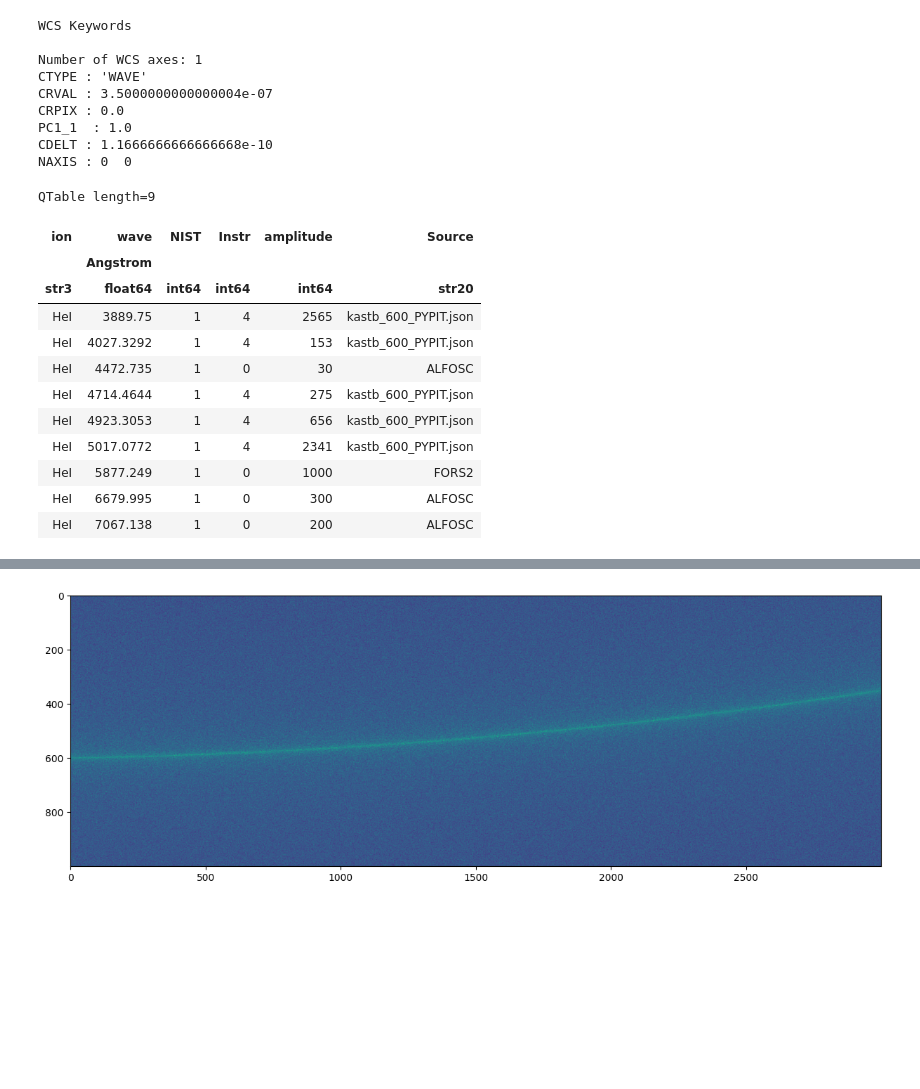
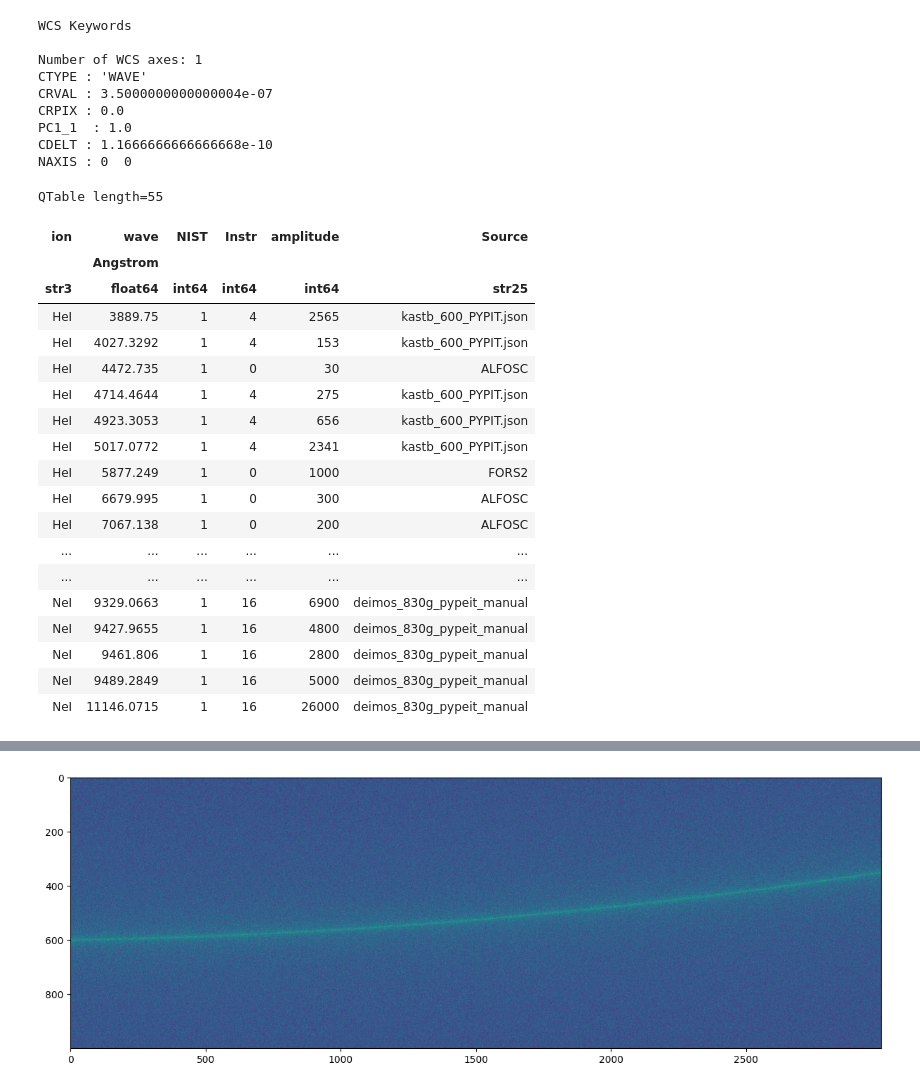
Before and after one commit to astropy/specreduce, a Jupyter notebook: notebook_sandbox/dev.ipynb, the cells around one changed output, grey strips where cells are left out. Drawn from its saved outputs; the diff is of its cells as text; code cells hidden in the pictures; blank space fills up the shorter version.

Commit message:
dev notebook work; more line_matching sketch-up

```diff
--- a/notebook_sandbox/dev.ipynb
+++ b/notebook_sandbox/dev.ipynb
@@ -51,13 +57,13 @@ PC1_1  : 1.0
 CDELT : 1.1666666666666668e-10
 NAXIS : 0  0
 # %%
-ll = load_pypeit_calibration_lines('HeI')
+ll = load_pypeit_calibration_lines(['HeI', 'NeI'])
 ll
 # %% [output]
-QTable length=9
+QTable length=55
 | ion | wave | NIST | Instr | amplitude | Source |
 |  | Angstrom |  |  |  |  |
-| str3 | float64 | int64 | int64 | int64 | str20 |
+| str3 | float64 | int64 | int64 | int64 | str25 |
 | HeI | 3889.75 | 1 | 4 | 2565 | kastb_600_PYPIT.json |
 | HeI | 4027.3292 | 1 | 4 | 153 | kastb_600_PYPIT.json |
 | HeI | 4472.735 | 1 | 0 | 30 | ALFOSC |
@@ -67,6 +73,13 @@ QTable length=9
 | HeI | 5877.249 | 1 | 0 | 1000 | FORS2 |
 | HeI | 6679.995 | 1 | 0 | 300 | ALFOSC |
 | HeI | 7067.138 | 1 | 0 | 200 | ALFOSC |
+| ... | ... | ... | ... | ... | ... |
+| ... | ... | ... | ... | ... | ... |
+| NeI | 9329.0663 | 1 | 16 | 6900 | deimos_830g_pypeit_manual |
+| NeI | 9427.9655 | 1 | 16 | 4800 | deimos_830g_pypeit_manual |
+| NeI | 9461.806 | 1 | 16 | 2800 | deimos_830g_pypeit_manual |
+| NeI | 9489.2849 | 1 | 16 | 5000 | deimos_830g_pypeit_manual |
+| NeI | 11146.0715 | 1 | 16 | 26000 | deimos_830g_pypeit_manual |
 # %%
 #wcs.spectral.world_to_pixel(ll['wave'].value * ll['wave'].unit)
 wcs.spectral.world_to_pixel(ll['wave'])
```
Also changed, not shown: parts of 14 cells of this notebook, 1 other file.
